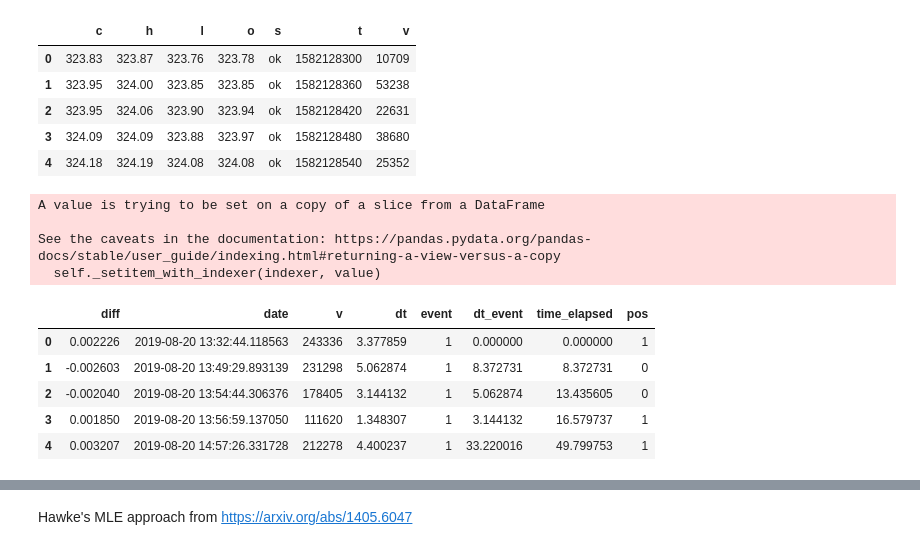
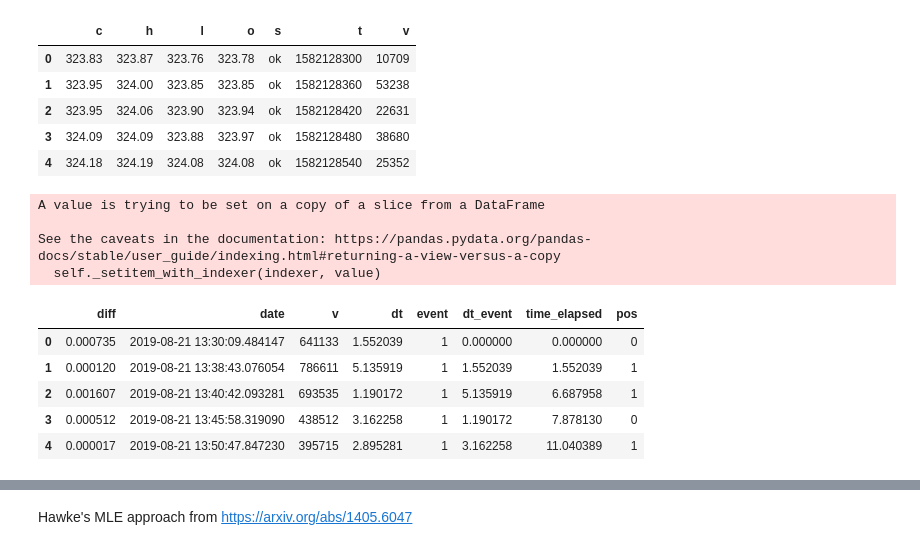
Before and after one commit to irrationomical/OOTM-Option-Pricing-with-Power-Laws-and-News, a Jupyter notebook: HawkesProcess.ipynb, the cells around one changed output, grey strips where cells are left out. Saved outputs shown, nothing was run; the diff lists cells and outputs as text; code cells hidden in the pictures.

```diff
--- a/HawkesProcess.ipynb
+++ b/HawkesProcess.ipynb
@@ -212,8 +212,8 @@ def get_df(df, resolution = resol):
   df2 = df2.reset_index(drop=True)
 
   # get only top 20% of movements
-  q1 = df2['diff'].quantile(q=.1)
-  q2 = df2['diff'].quantile(q=.9)
+  q1 = df2['diff'].quantile(q=.5)
+  q2 = df2['diff'].quantile(q=.5)
   # create mask for top 20% movement
   df2['event'] = 0
   df2.loc[(df2['diff'] < q1) | (df2['diff'] > q2), 'event'] = 1
@@ -231,18 +231,19 @@ def get_df(df, resolution = resol):
     df2['time_elapsed'].iloc[i] = prev
   df2['pos'] = 0
   df2.loc[df2['diff'] > 0, 'pos'] = 1
+  df2['diff'] = np.abs(df2['diff'])
   return df2
 # %%
-df = get_df(get_stock_data('AAPL'))
+df = get_df(get_stock_data('SPY'))
 df.head()
 # %% [output]
 A value is trying to be set on a copy of a slice from a DataFrame
 
 See the caveats in the documentation: https://pandas.pydata.org/pandas-docs/stable/user_guide/indexing.html#returning-a-view-versus-a-copy
   self._setitem_with_indexer(indexer, value)
 |  | diff | date | v | dt | event | dt_event | time_elapsed | pos |
-| 0 | 0.002226 | 2019-08-20 13:32:44.118563 | 243336 | 3.377859 | 1 | 0.000000 | 0.000000 | 1 |
-| 1 | -0.002603 | 2019-08-20 13:49:29.893139 | 231298 | 5.062874 | 1 | 8.372731 | 8.372731 | 0 |
-| 2 | -0.002040 | 2019-08-20 13:54:44.306376 | 178405 | 3.144132 | 1 | 5.062874 | 13.435605 | 0 |
-| 3 | 0.001850 | 2019-08-20 13:56:59.137050 | 111620 | 1.348307 | 1 | 3.144132 | 16.579737 | 1 |
-| 4 | 0.003207 | 2019-08-20 14:57:26.331728 | 212278 | 4.400237 | 1 | 33.220016 | 49.799753 | 1 |
+| 0 | 0.000735 | 2019-08-21 13:30:09.484147 | 641133 | 1.552039 | 1 | 0.000000 | 0.000000 | 0 |
+| 1 | 0.000120 | 2019-08-21 13:38:43.076054 | 786611 | 5.135919 | 1 | 1.552039 | 1.552039 | 1 |
+| 2 | 0.001607 | 2019-08-21 13:40:42.093281 | 693535 | 1.190172 | 1 | 5.135919 | 6.687958 | 1 |
+| 3 | 0.000512 | 2019-08-21 13:45:58.319090 | 438512 | 3.162258 | 1 | 1.190172 | 7.878130 | 0 |
+| 4 | 0.000017 | 2019-08-21 13:50:47.847230 | 395715 | 2.895281 | 1 | 3.162258 | 11.040389 | 1 |
```
Also changed, not shown: parts of 14 cells of this notebook.
